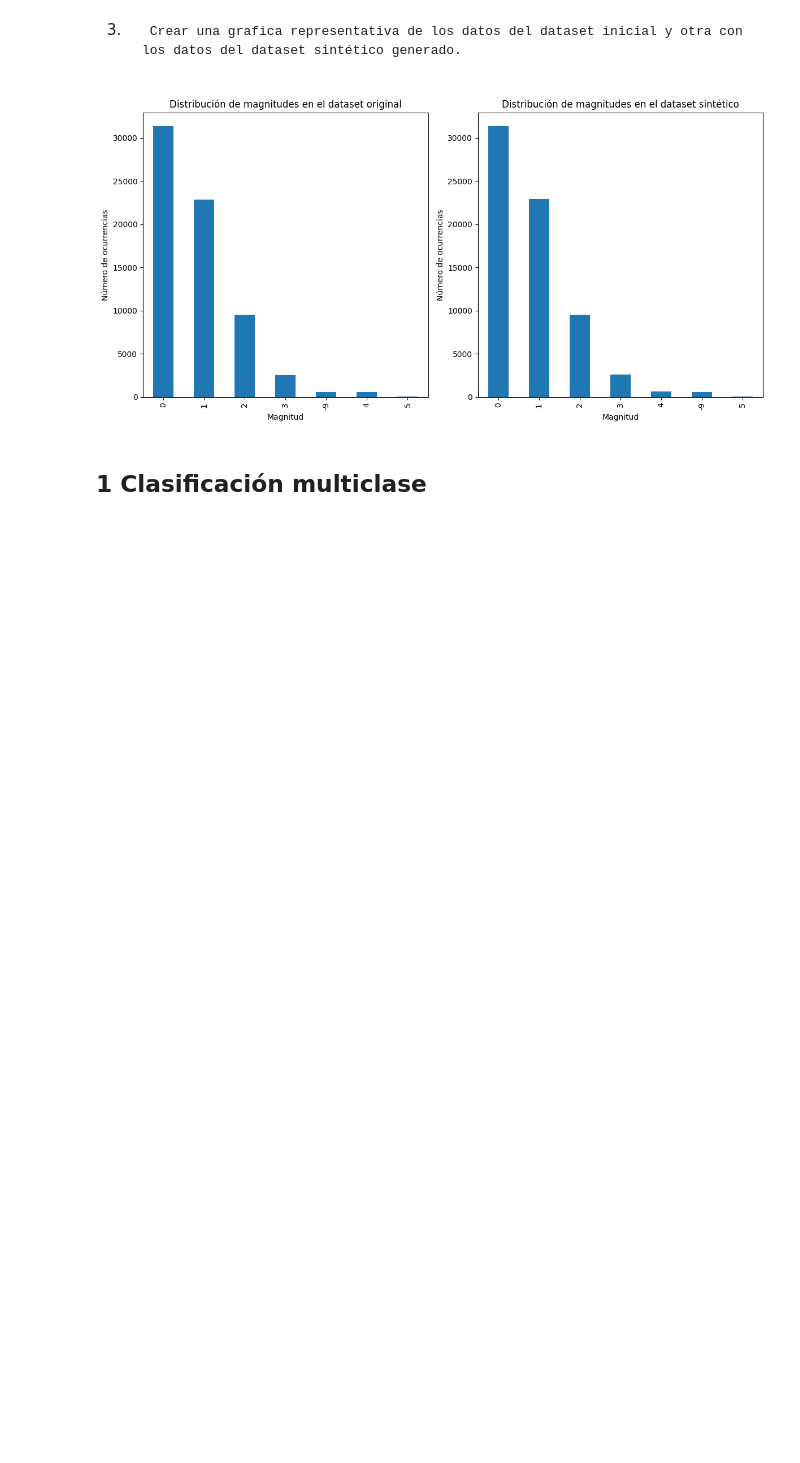
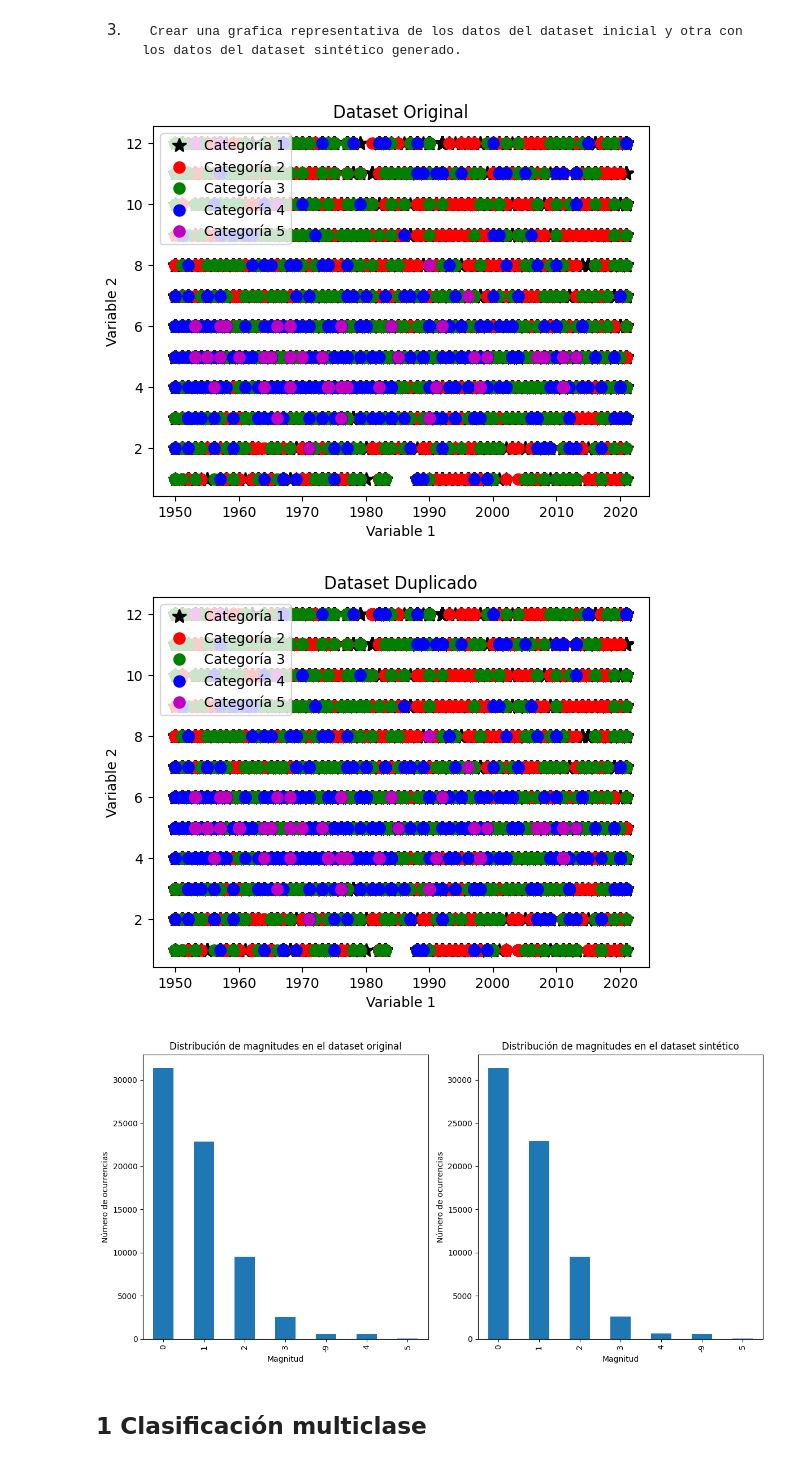
Before and after one commit to CoaDiego/SIS420---IA, a Jupyter notebook: 1erParcial/1erparcial_US_tornado.ipynb, the cells around one changed output. Cells and saved outputs as stored; diff of their text form; code cells hidden in the pictures; blank space fills up the shorter version.

```diff
--- a/1erParcial/1erparcial_US_tornado.ipynb
+++ b/1erParcial/1erparcial_US_tornado.ipynb
@@ -248,8 +253,8 @@ print(datos_ds.head())
 # %%
 # 2. Convertir la columna 'tamaño_torn' a numérico
 # Crear un mapeo para las categorías
-tamaño_torn_mapping = {'diminuto': 0, 'pequeño': 1, 'grande': 2}
-datos_ds['tamaño_torn'] = datos_ds['tamaño_torn'].map(tamaño_torn_mapping)
+tamaño_torn_clasificar = {'diminuto': 0, 'pequeño': 1, 'grande': 2}
+datos_ds['tamaño_torn'] = datos_ds['tamaño_torn'].map(tamaño_torn_clasificar) #Usammos .map() para reeplazar por los valores de "0,1,2"
 
 # 3. Convertir la columna 'tipo_tornado' a numérico
 # Crear un mapeo para las categorías
@@ -425,5 +459,47 @@ Tamaño del dataset con variaciones: (67758, 18)
 # %% [markdown]
 3.      Crear una grafica representativa de los datos del dataset inicial y otra con los datos del dataset sintético generado.
+# %%
+import numpy as np
+import matplotlib.pyplot as plt
+
+def plotData(X, y, title):
+    # Crear una nueva figura
+    fig = plt.figure()
+
+    # Encuentra los índices de cada categoría en 'y'
+    cat_1 = y == 1
+    cat_2 = y == 2
+    cat_3 = y == 3
+    cat_4 = y == 4
+    cat_5 = y == 5
+
+    # Graficar ejemplos
+    plt.plot(X[cat_1, 0], X[cat_1, 1], 'k*', lw=2, ms=10, label='Categoría 1')
+    plt.plot(X[cat_2, 0], X[cat_2, 1], 'ro', lw=2, ms=8, label='Categoría 2')
+    plt.plot(X[cat_3, 0], X[cat_3, 1], 'go', lw=2, ms=8, label='Categoría 3')
+    plt.plot(X[cat_4, 0], X[cat_4, 1], 'bo', lw=2, ms=8, label='Categoría 4')
+    plt.plot(X[cat_5, 0], X[cat_5, 1], 'mo', lw=2, ms=8, label='Categoría 5')
+
+    # Adicionar etiquetas a los ejes
+    plt.xlabel('Variable 1')
+    plt.ylabel('Variable 2')
+    plt.legend()
+    plt.title(title)
+    plt.show()
+
+# Asumiendo que tus datasets están en DataFrames llamados datos_ds y datos_ds_nuevo
+# Para el dataset original
+X_original = datos_ds.iloc[:, :-1].values  # Todas las columnas menos la última para X
+y_original = datos_ds.iloc[:, -1].values   # La última columna para 'mag' o 'y'
+plotData(X_original, y_original, 'Dataset Original')
+
+# Para el dataset duplicado
+X_nuevo = datos_ds_nuevo.iloc[:, :-1].values  # Todas las columnas menos la última para X
+y_nuevo = datos_ds_nuevo.iloc[:, -1].values   # La última columna para 'mag' o 'y'
+plotData(X_nuevo, y_nuevo, 'Dataset Duplicado')
+# %% [output]
+[figure, added]
+[figure, added]
 # %%
 import matplotlib.pyplot as plt
 
```
Also changed, not shown: parts of 9 cells of this notebook, 1 other file.
